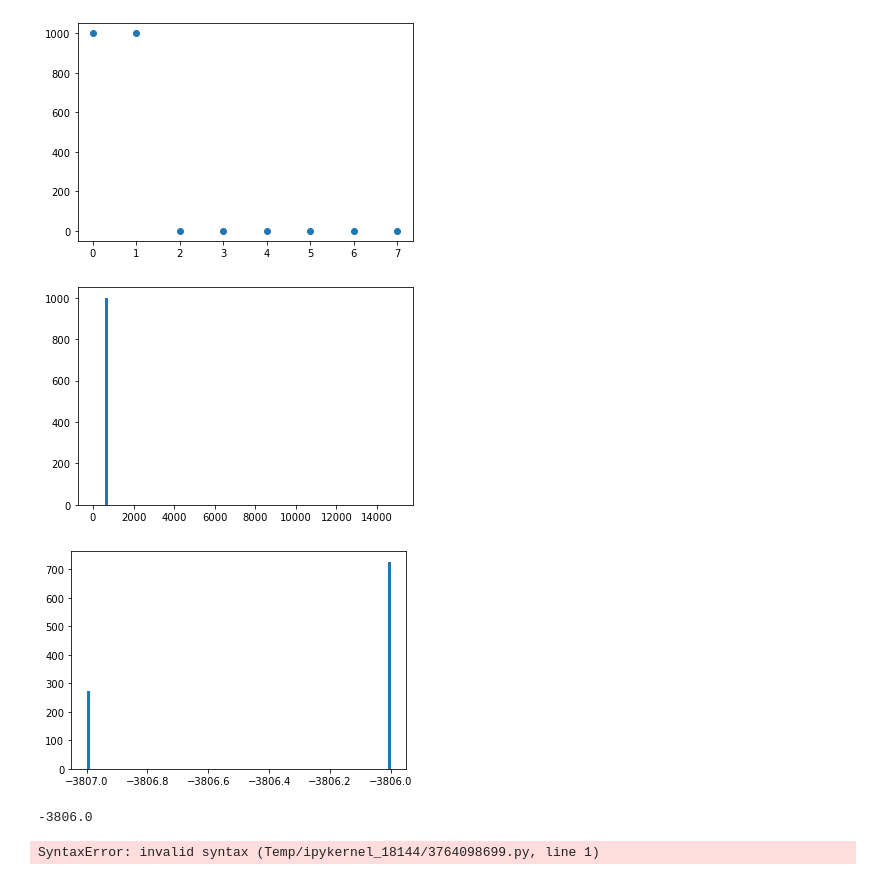
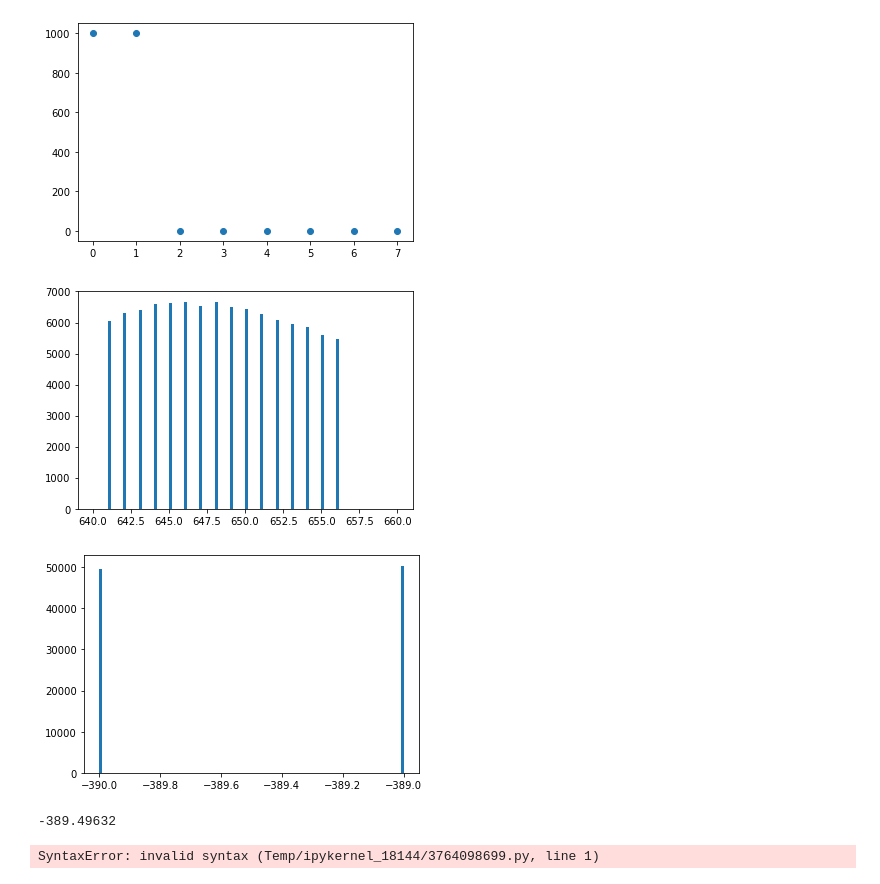
Before and after one commit to acolijn/DT5550_DAQ, a Jupyter notebook: analysis/decode_example.ipynb, the cells around one changed output. Saved outputs shown, nothing was run; the diff lists cells and outputs as text; code cells hidden in the pictures.

```diff
--- a/analysis/decode_example.ipynb
+++ b/analysis/decode_example.ipynb
@@ -13,7 +13,7 @@ from DT5550 import *
 # %% [markdown]
 Filename to process
 # %%
-filename = '../daq/ReadoutClient/test.raw'
+filename = '../../data/20211210_134708/data_20211210_134708_0.raw'
 #filename = '../daq/ReadoutClient/na22_tmode0_1M.raw'
 #filename = '../daq/ReadoutClient/na22_tmode1_670k.raw'
 # %% [markdown]
@@ -112,17 +122,17 @@ h = plt.plot(nhit,'o')
 # %% [output]
 [figure]
 # %%
-h = plt.hist(t0,bins=100,range=(0,15000))
+h = plt.hist(t0,bins=100,range=(640,660))
 # %% [output]
-[figure, old version]
+[figure, new version]
 # %%
 h= plt.hist(t0-t1,bins=100)
 # %% [output]
-[figure, old version]
+[figure, new version]
 # %%
-(t0-t1)[0]
+(t0-t1).mean()
 # %% [output]
--3806.0
+-389.49632
 # %%
 0ns: (t0-t1).mean()*12.5/16
 # %% [output]
```
Also changed, not shown: parts of 8 cells of this notebook, 7 other files.
